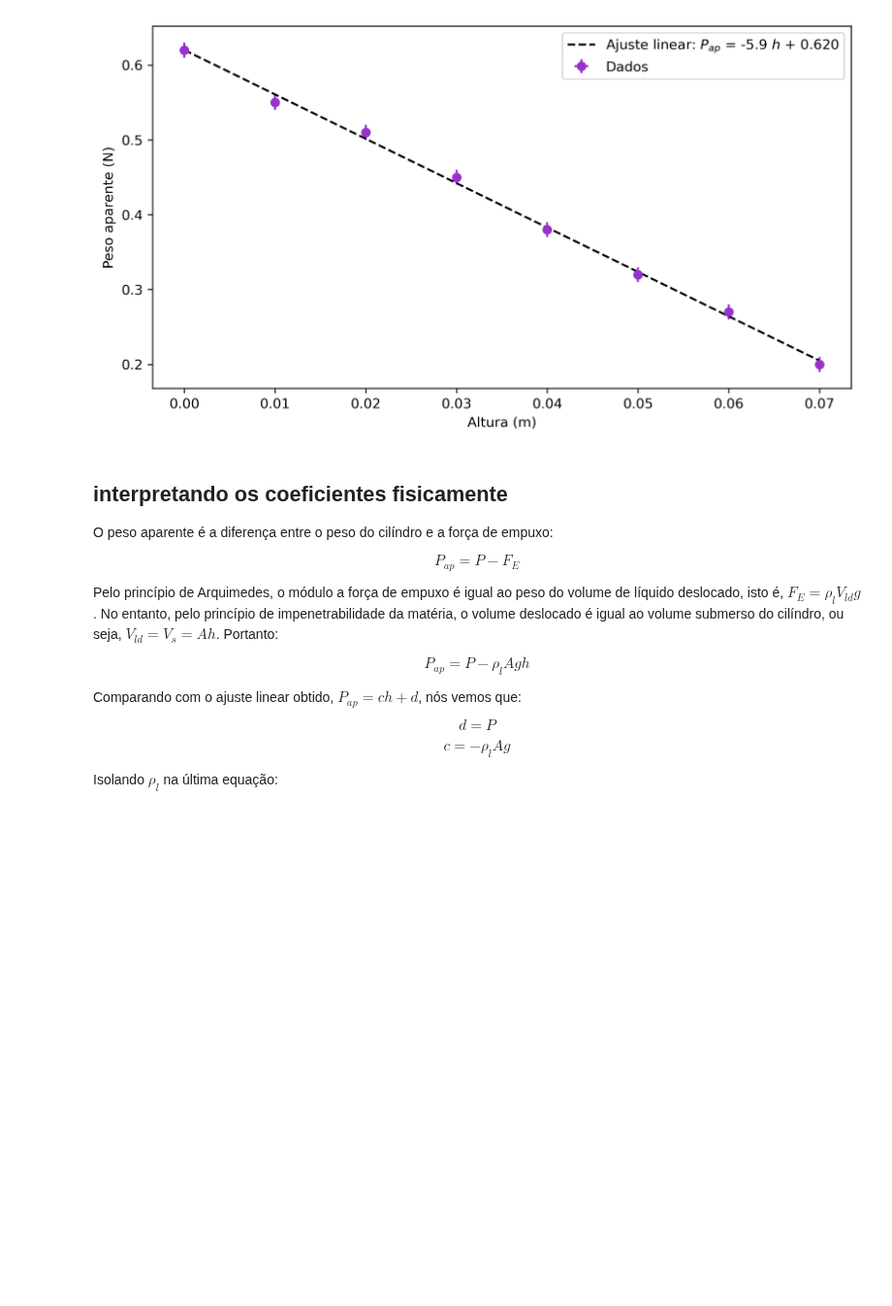
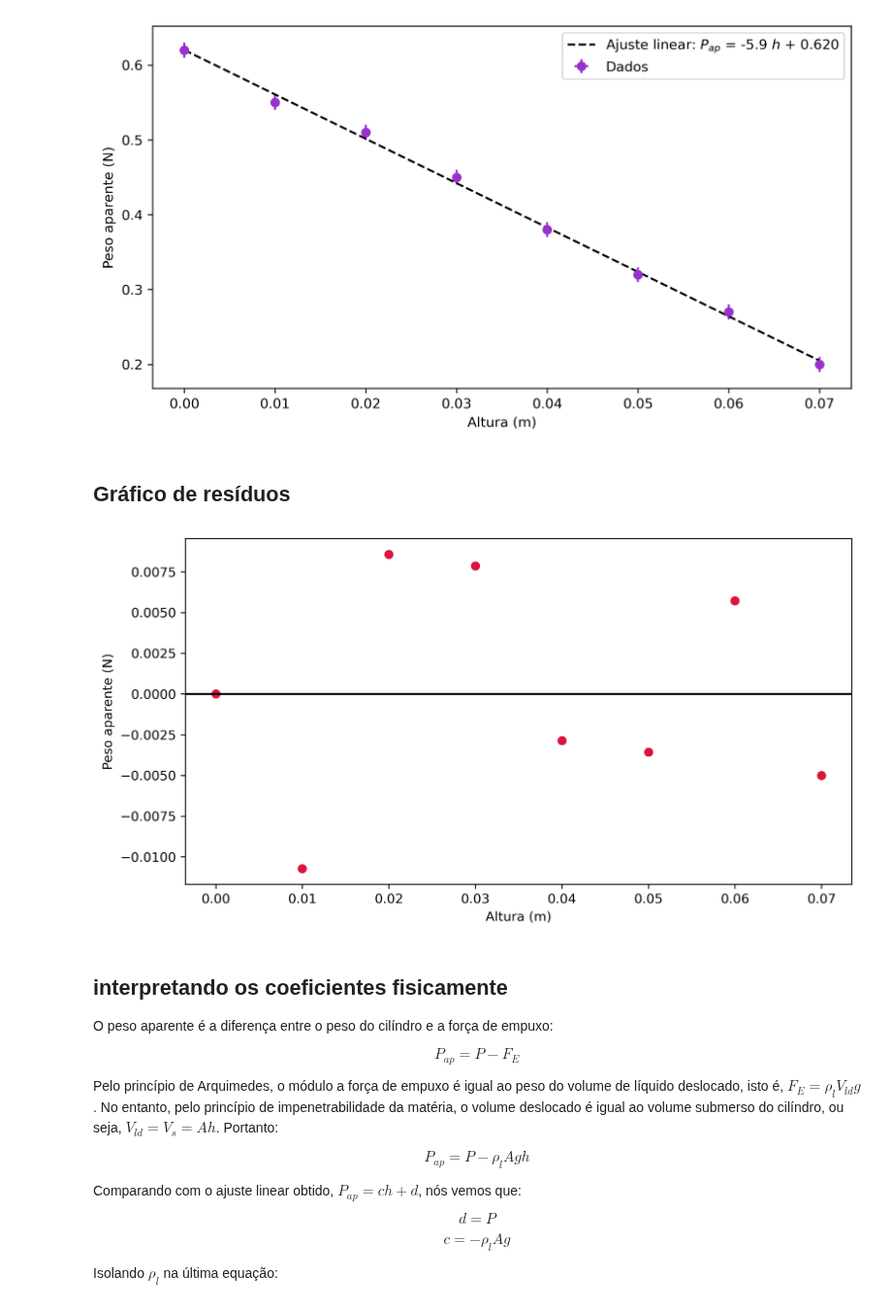
Before and after one commit to viniciusrocca/College_Codes, a Jupyter notebook: Lab_Hidrostatica.ipynb, the cells around one changed output. Shown at 97% size. Cells and saved outputs as stored; diff of their text form; code cells hidden in the pictures; blank space fills up the shorter version.

```diff
--- a/Lab_Hidrostatica.ipynb
+++ b/Lab_Hidrostatica.ipynb
@@ -323,6 +323,18 @@ plt.savefig('Pxh_ajuste.pdf', dpi =300)
 plt.show()
 # %% [output]
 [figure]
+# %% [markdown]
+## Gráfico de resíduos
+# %%
+plt.figure(figsize = [9.2,4.9], dpi = 300)
+plt.scatter(h,(p_ap3-h*coef_angular - coef_linear), color = 'crimson')
+plt.axhline(y=0, color='k', linestyle='-')
+plt.ylabel("Peso aparente (N)")
+plt.xlabel('Altura (m)')
+plt.savefig('Pxh_Residuos.pdf', dpi =300)
+plt.show()
+# %% [output]
+[figure, added]
 # %% [markdown]
 ## interpretando os coeficientes fisicamente
 
```
Also changed, not shown: parts of 3 cells of this notebook.
